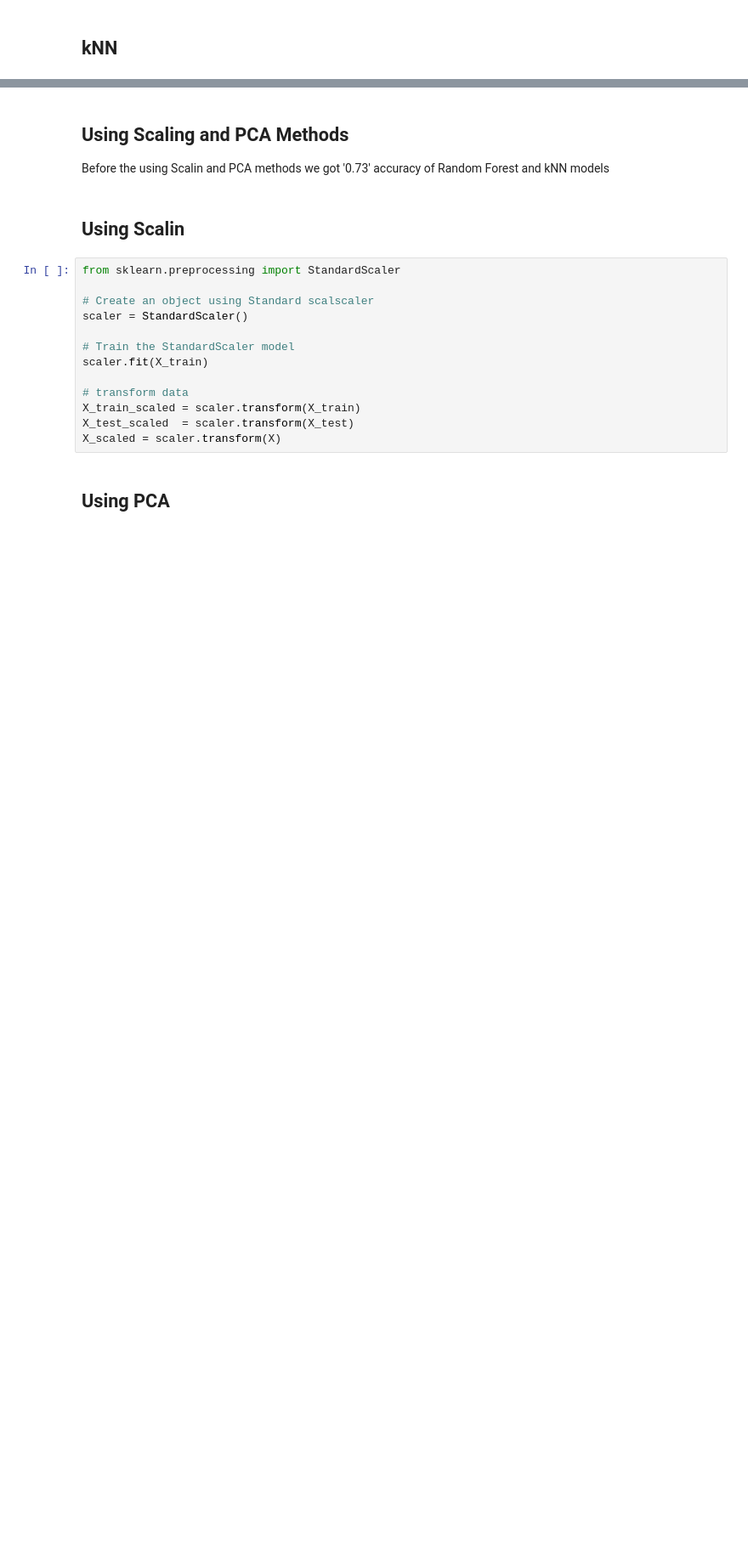
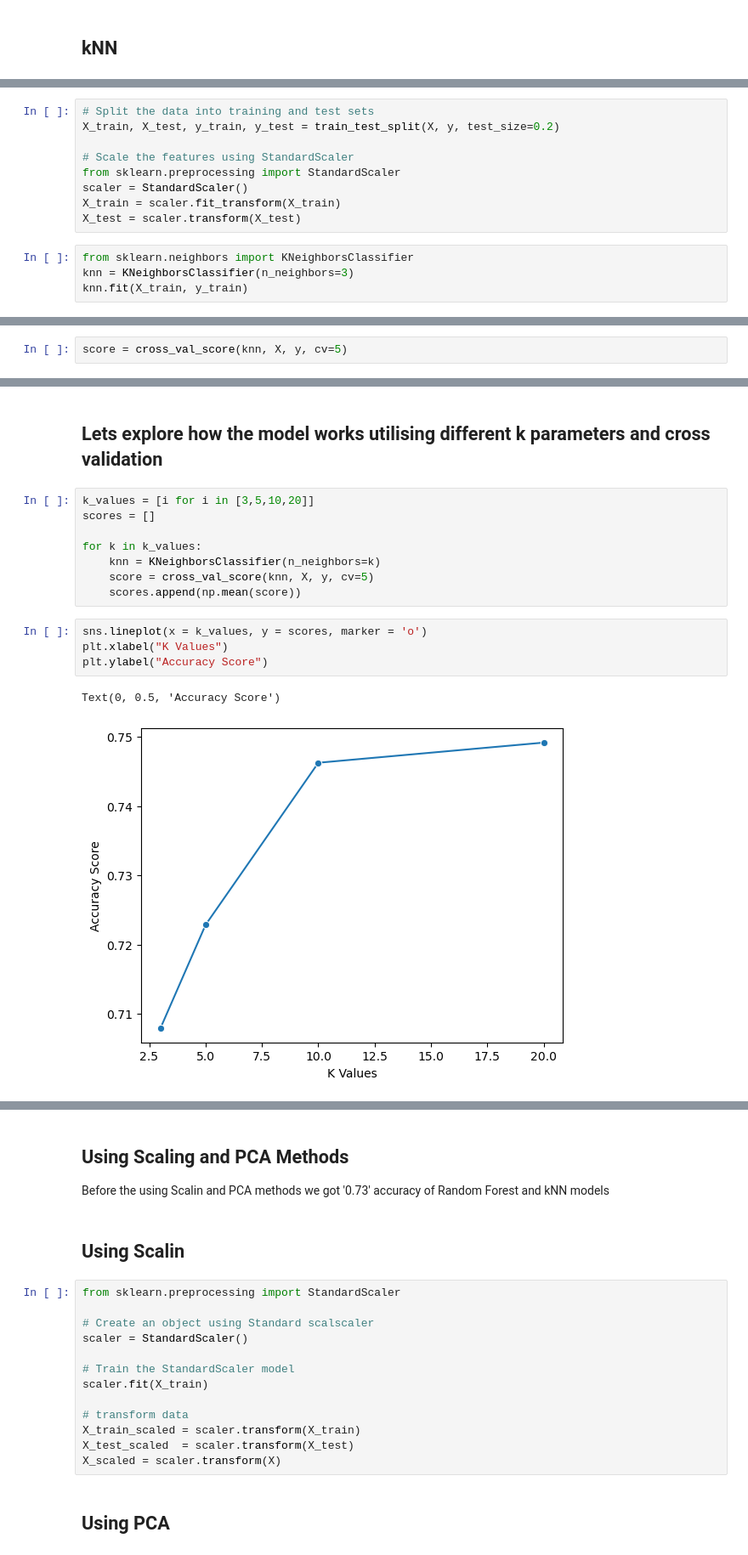
Before and after one commit to SertacBattal/MachLearnCA1, a Jupyter notebook: CA1 - sertac.ipynb, the cells around one changed output, grey strips where cells are left out. Shown at 85% size. Drawn from its saved outputs; the diff is of its cells as text; blank space fills up the shorter version.

Commit message:
Added CV and Parameters tuning

```diff
--- a/CA1 - sertac.ipynb
+++ b/CA1 - sertac.ipynb
@@ -570,0 +616,13 @@ plt.show()
+# %%
+# Split the data into training and test sets
+X_train, X_test, y_train, y_test = train_test_split(X, y, test_size=0.2)
+
+# Scale the features using StandardScaler
+from sklearn.preprocessing import StandardScaler
+scaler = StandardScaler()
+X_train = scaler.fit_transform(X_train)
+X_test = scaler.transform(X_test)
+# %%
+from sklearn.neighbors import KNeighborsClassifier
+knn = KNeighborsClassifier(n_neighbors=3)
+knn.fit(X_train, y_train)
@@ -570,0 +640,2 @@ plt.show()
+# %%
+score = cross_val_score(knn, X, y, cv=5)
@@ -570,0 +650,17 @@ plt.show()
+# %% [markdown]
+## Lets explore how the model works utilising different k parameters and cross validation
+# %%
+k_values = [i for i in [3,5,10,20]]
+scores = []
+
+for k in k_values:
+    knn = KNeighborsClassifier(n_neighbors=k)
+    score = cross_val_score(knn, X, y, cv=5)
+    scores.append(np.mean(score))
+# %%
+sns.lineplot(x = k_values, y = scores, marker = 'o')
+plt.xlabel("K Values")
+plt.ylabel("Accuracy Score")
+# %% [output]
+Text(0, 0.5, 'Accuracy Score')
+[figure, added]
```
Also changed, not shown: parts of 21 cells of this notebook.
